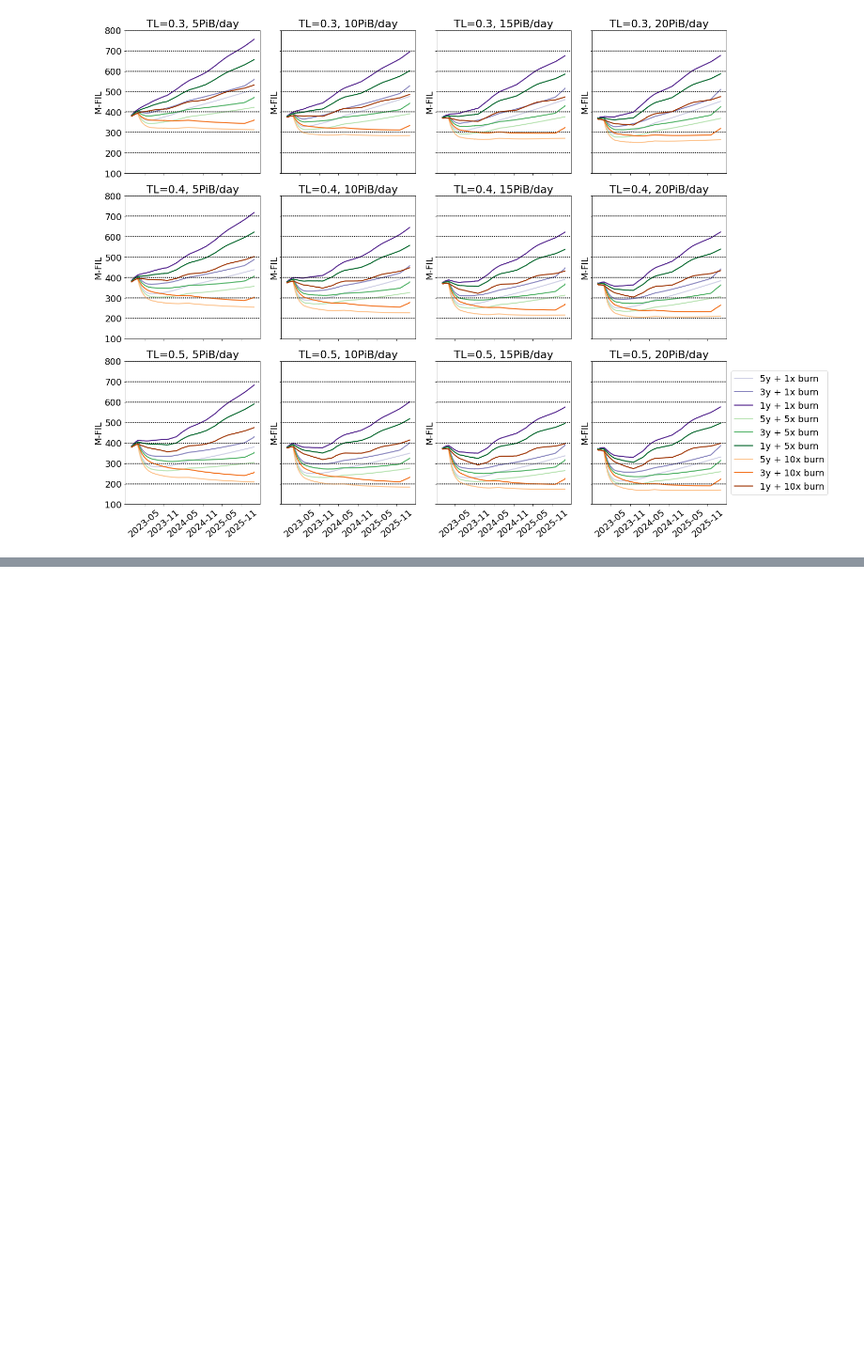
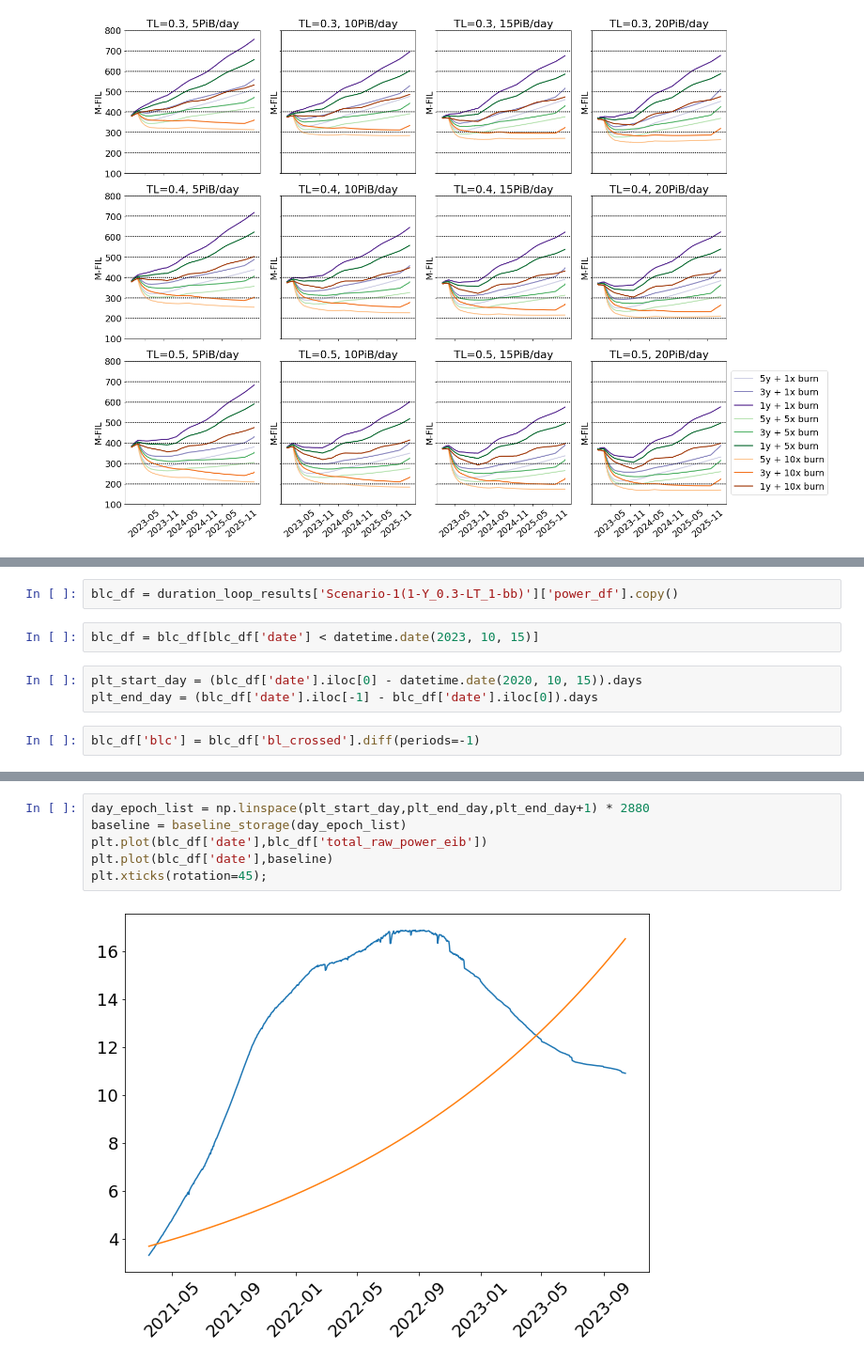
Before and after one commit to protocol/CryptoEconLab, a Jupyter notebook: notebooks/equilibrium/equilibrium_analysis-II.ipynb, the cells around one changed output, grey strips where cells are left out. Shown at 94% size. Saved outputs shown, nothing was run; the diff lists cells and outputs as text; blank space fills up the shorter version.

```diff
--- a/notebooks/equilibrium/equilibrium_analysis-II.ipynb
+++ b/notebooks/equilibrium/equilibrium_analysis-II.ipynb
@@ -1507,0 +1193,9 @@ sns.lineplot(
+# %%
+blc_df = duration_loop_results['Scenario-1(1-Y_0.3-LT_1-bb)']['power_df'].copy()
+# %%
+blc_df = blc_df[blc_df['date'] < datetime.date(2023, 10, 15)]
+# %%
+plt_start_day = (blc_df['date'].iloc[0] - datetime.date(2020, 10, 15)).days
+plt_end_day = (blc_df['date'].iloc[-1] - blc_df['date'].iloc[0]).days
+# %%
+blc_df['blc'] = blc_df['bl_crossed'].diff(periods=-1)
@@ -1507,0 +1208,8 @@ sns.lineplot(
+# %%
+day_epoch_list = np.linspace(plt_start_day,plt_end_day,plt_end_day+1) * 2880
+baseline = baseline_storage(day_epoch_list)
+plt.plot(blc_df['date'],blc_df['total_raw_power_eib'])
+plt.plot(blc_df['date'],baseline)
+plt.xticks(rotation=45);
+# %% [output]
+[figure, added]
```
Also changed, not shown: parts of 23 cells of this notebook.
